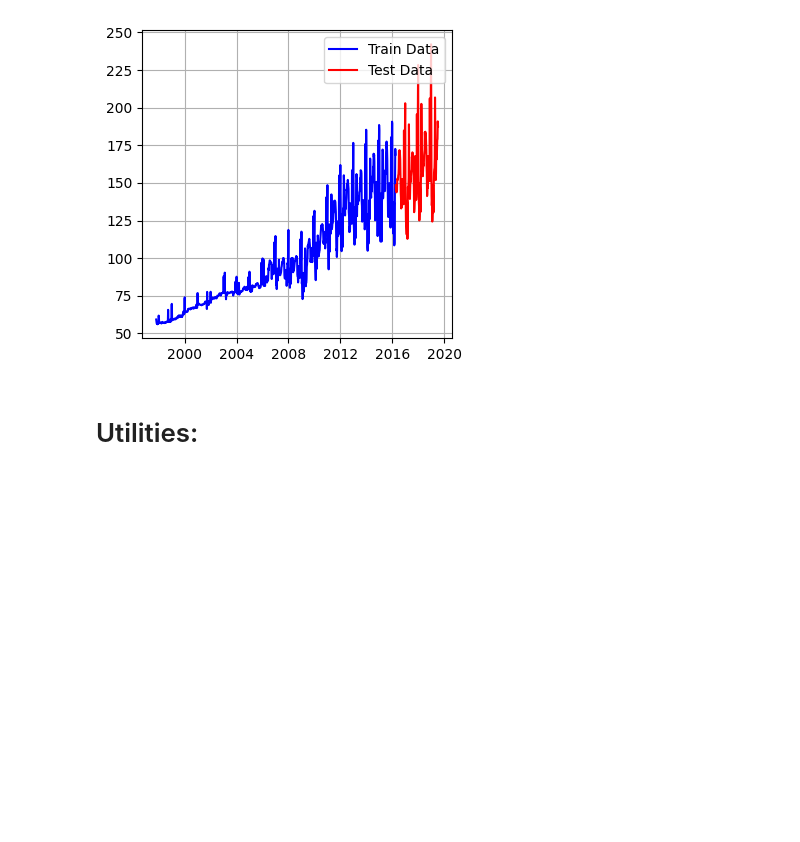
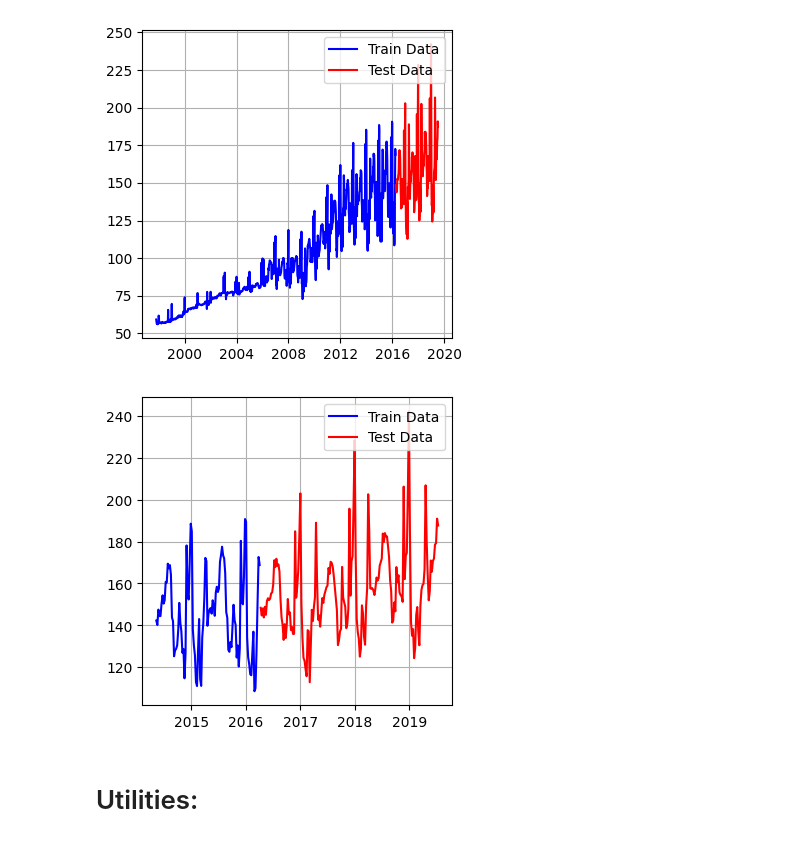
Before and after one commit to Yug-Oswal/Broadway-LionKing-Analysis, a Jupyter notebook: sequence-model.ipynb, the cells around one changed output. Cells and saved outputs as stored; diff of their text form; code cells hidden in the pictures; blank space fills up the shorter version.

Commit message:
feat: visualization for deciding the seasonal cycle

```diff
--- a/sequence-model.ipynb
+++ b/sequence-model.ipynb
@@ -78,6 +78,21 @@ plt.legend(loc=1)
 plt.show()
 # %% [output]
 [figure]
+# %%
+# Visualizing each seasonal cycle to decide window_size param
+x_train = series[:split_time]
+time_train = time[:split_time]
+x_valid = series[split_time:]
+time_valid = time[split_time:]
+
+plt.figure(figsize=(4, 4))
+plt.grid(True)
+plt.plot(time_train[-100:], x_train[-100:], color='b', label="Train Data")
+plt.plot(time_valid, x_valid, color='r', label="Test Data")
+plt.legend(loc=1)
+plt.show()
+# %% [output]
+[figure, added]
 # %% [markdown]
 # Utilities:
 # %%
```
Also changed, not shown: parts of 2 cells of this notebook.
